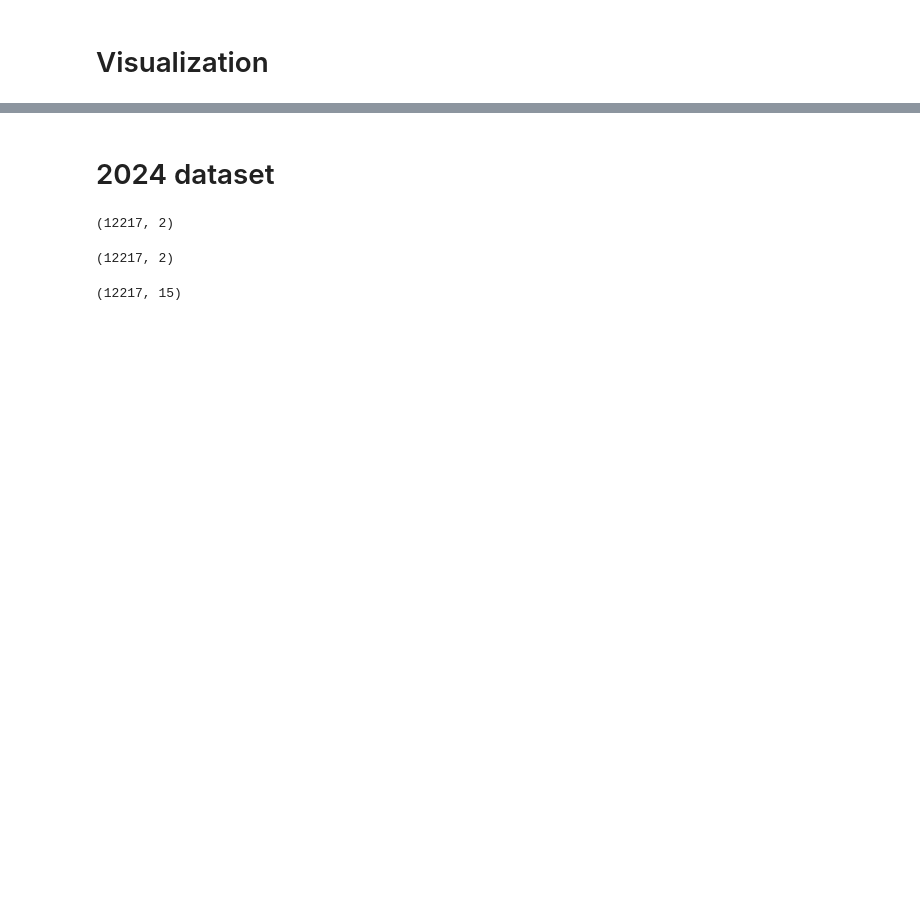
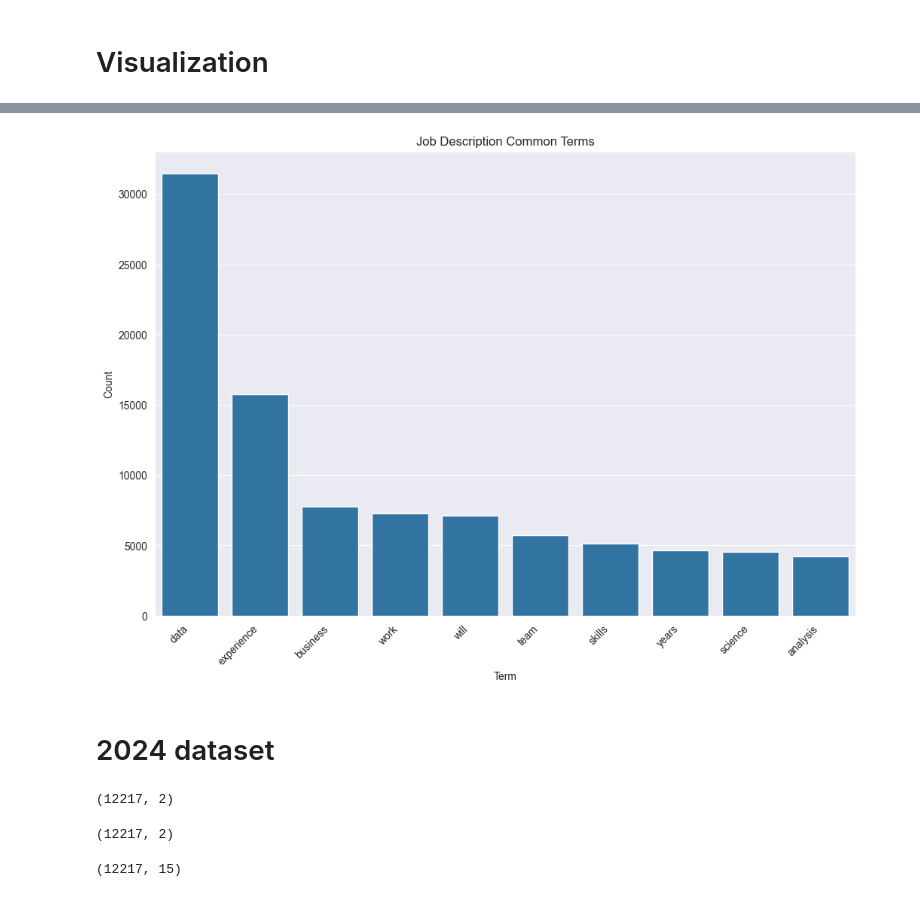
Before and after one commit to Thomas-Kulch/text_data_toolkit, a Jupyter notebook: eda/EDA_Job_Descriptions.ipynb, the cells around one changed output, grey strips where cells are left out. Drawn from its saved outputs; the diff is of its cells as text; code cells hidden in the pictures; blank space fills up the shorter version.

```diff
--- a/eda/EDA_Job_Descriptions.ipynb
+++ b/eda/EDA_Job_Descriptions.ipynb
@@ -395,3 +405,20 @@ These top ngrams make sense for job descriptions. Seems like employers really wa
+# %%
+df_barplot_text_summary_2020 = pd.DataFrame({
+    "word": list(text_summary_stats_2020["frequent_words"].keys()),
+    "count": list(text_summary_stats_2020["frequent_words"].values())
+})
+
+df_barplot_text_summary_2020 = df_barplot_text_summary_2020.sort_values('count', ascending=False)
+
+plt.figure(figsize=(12, 8))
+sns.barplot(data=df_barplot_text_summary_2020,x="word", y="count")
+plt.title('Job Description Common Terms')
+plt.xlabel('Term')
+plt.ylabel('Count')
+plt.xticks(rotation=45, ha='right')
+plt.show()
+# %% [output]
+[figure, added]
 # %% [markdown]
 # 2024 dataset
 # %%
```
Also changed, not shown: parts of 44 cells of this notebook, 6 other files.
